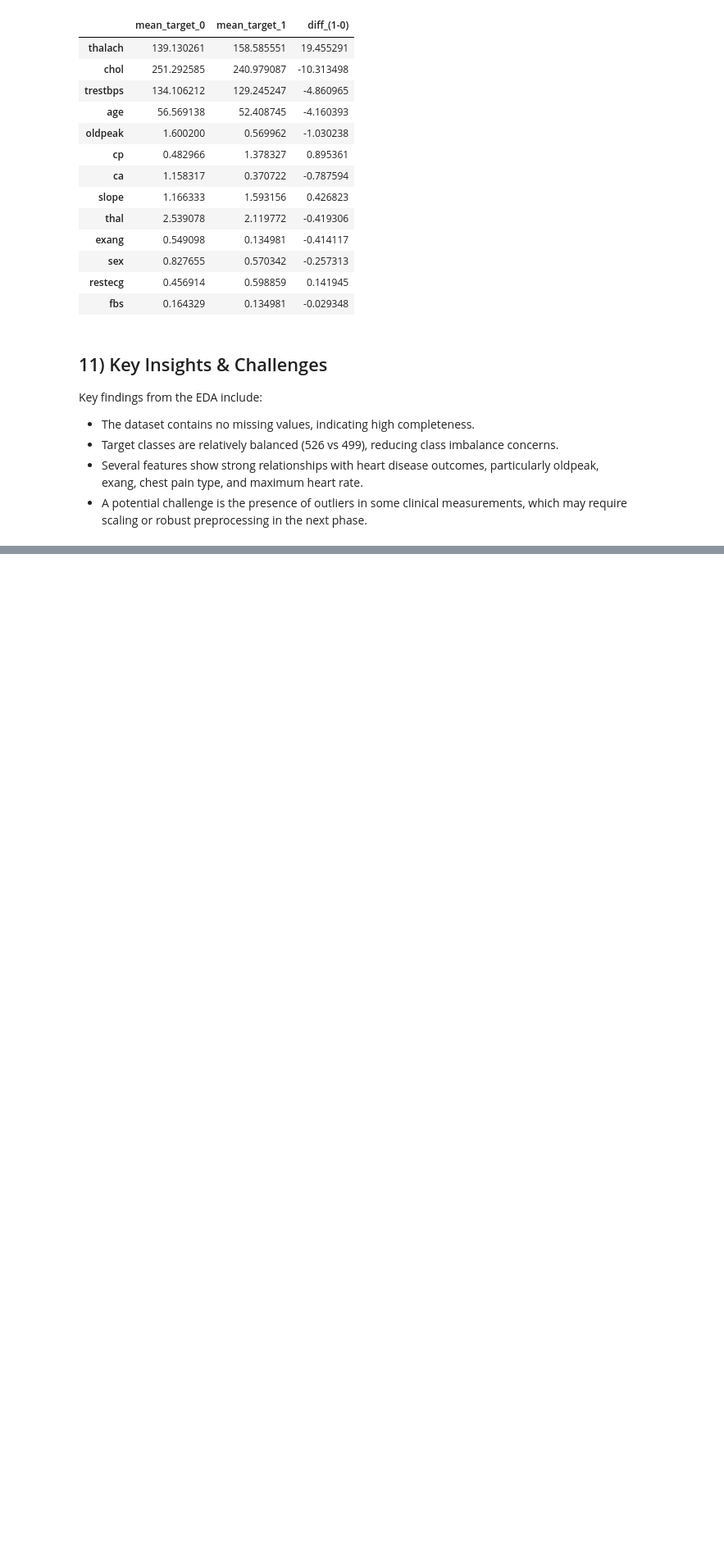
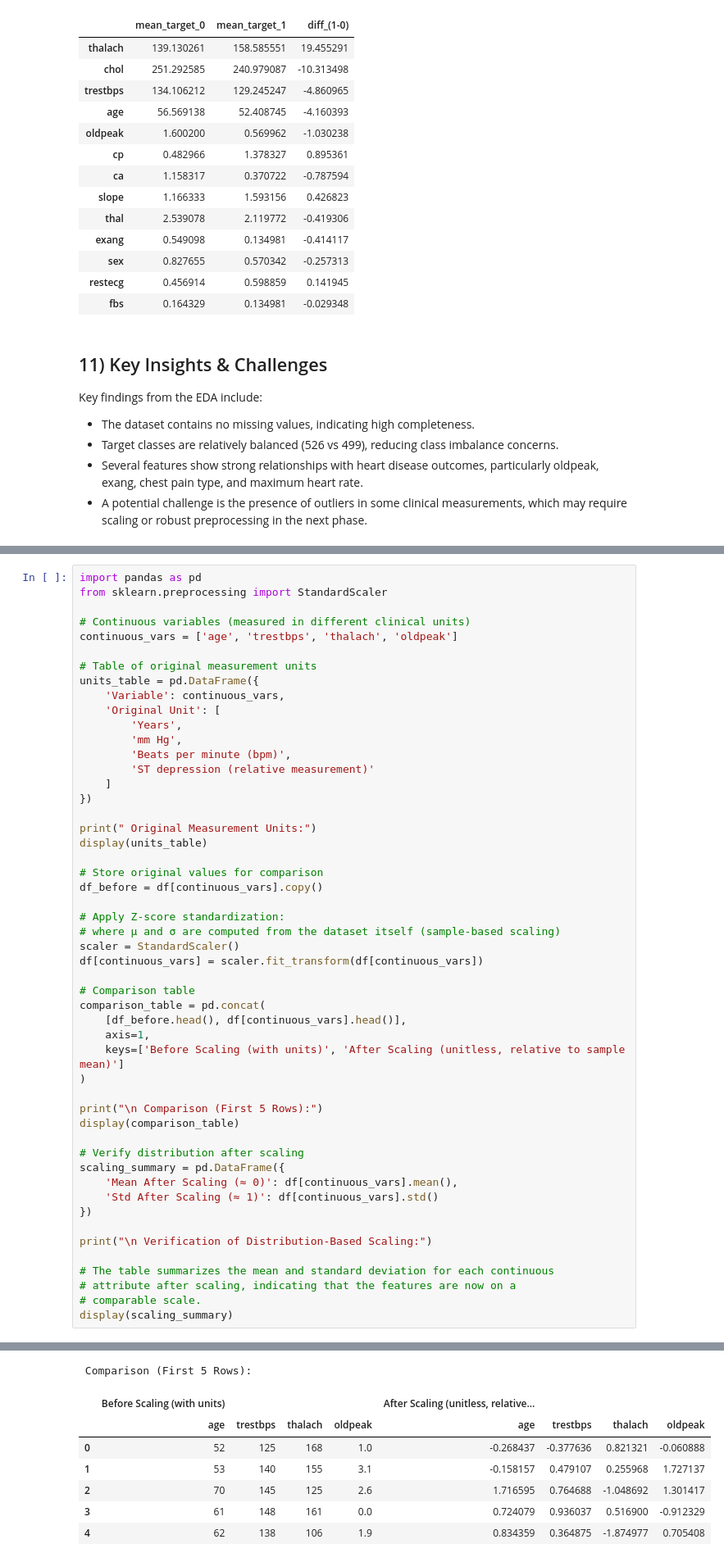
Before and after one commit to Janau00/SWE485-Project-Group9, a Jupyter notebook: Phase1_Data_Exploration.ipynb, the cells around one changed output, grey strips where cells are left out. Shown at 82% size. Drawn from its saved outputs; the diff is of its cells as text; blank space fills up the shorter version.

```diff
--- a/Phase1_Data_Exploration.ipynb
+++ b/Phase1_Data_Exploration.ipynb
@@ -324,0 +385,52 @@ Key findings from the EDA include:
+# %%
+import pandas as pd
+from sklearn.preprocessing import StandardScaler
+
+# Continuous variables (measured in different clinical units)
+continuous_vars = ['age', 'trestbps', 'thalach', 'oldpeak']
+
+# Table of original measurement units
+units_table = pd.DataFrame({
+    'Variable': continuous_vars,
+    'Original Unit': [
+        'Years',
+        'mm Hg',
+        'Beats per minute (bpm)',
+        'ST depression (relative measurement)'
+    ]
+})
+
+print(" Original Measurement Units:")
+display(units_table)
+
+# Store original values for comparison
+df_before = df[continuous_vars].copy()
+
+# Apply Z-score standardization:
+# where μ and σ are computed from the dataset itself (sample-based scaling)
+scaler = StandardScaler()
+df[continuous_vars] = scaler.fit_transform(df[continuous_vars])
+
+# Comparison table
+comparison_table = pd.concat(
+    [df_before.head(), df[continuous_vars].head()],
+    axis=1,
+    keys=['Before Scaling (with units)', 'After Scaling (unitless, relative to sample mean)']
+)
+
+print("\n Comparison (First 5 Rows):")
+display(comparison_table)
+
+# Verify distribution after scaling
+scaling_summary = pd.DataFrame({
+    'Mean After Scaling (≈ 0)': df[continuous_vars].mean(),
+    'Std After Scaling (≈ 1)': df[continuous_vars].std()
+})
+
+print("\n Verification of Distribution-Based Scaling:")
+
+# The table summarizes the mean and standard deviation for each continuous
+# attribute after scaling, indicating that the features are now on a
+# comparable scale.
+display(scaling_summary)
+# %% [output]
@@ -324,0 +443,8 @@ Key findings from the EDA include:
+ Comparison (First 5 Rows):
+|  | Before Scaling (with units) |  |  |  | After Scaling (unitless, relative... |  |  |  |
+|  | age | trestbps | thalach | oldpeak | age | trestbps | thalach | oldpeak |
+| 0 | 52 | 125 | 168 | 1.0 | -0.268437 | -0.377636 | 0.821321 | -0.060888 |
+| 1 | 53 | 140 | 155 | 3.1 | -0.158157 | 0.479107 | 0.255968 | 1.727137 |
+| 2 | 70 | 145 | 125 | 2.6 | 1.716595 | 0.764688 | -1.048692 | 1.301417 |
+| 3 | 61 | 148 | 161 | 0.0 | 0.724079 | 0.936037 | 0.516900 | -0.912329 |
+| 4 | 62 | 138 | 106 | 1.9 | 0.834359 | 0.364875 | -1.874977 | 0.705408 |
```
Also changed, not shown: parts of 11 cells of this notebook, 1 other file.
